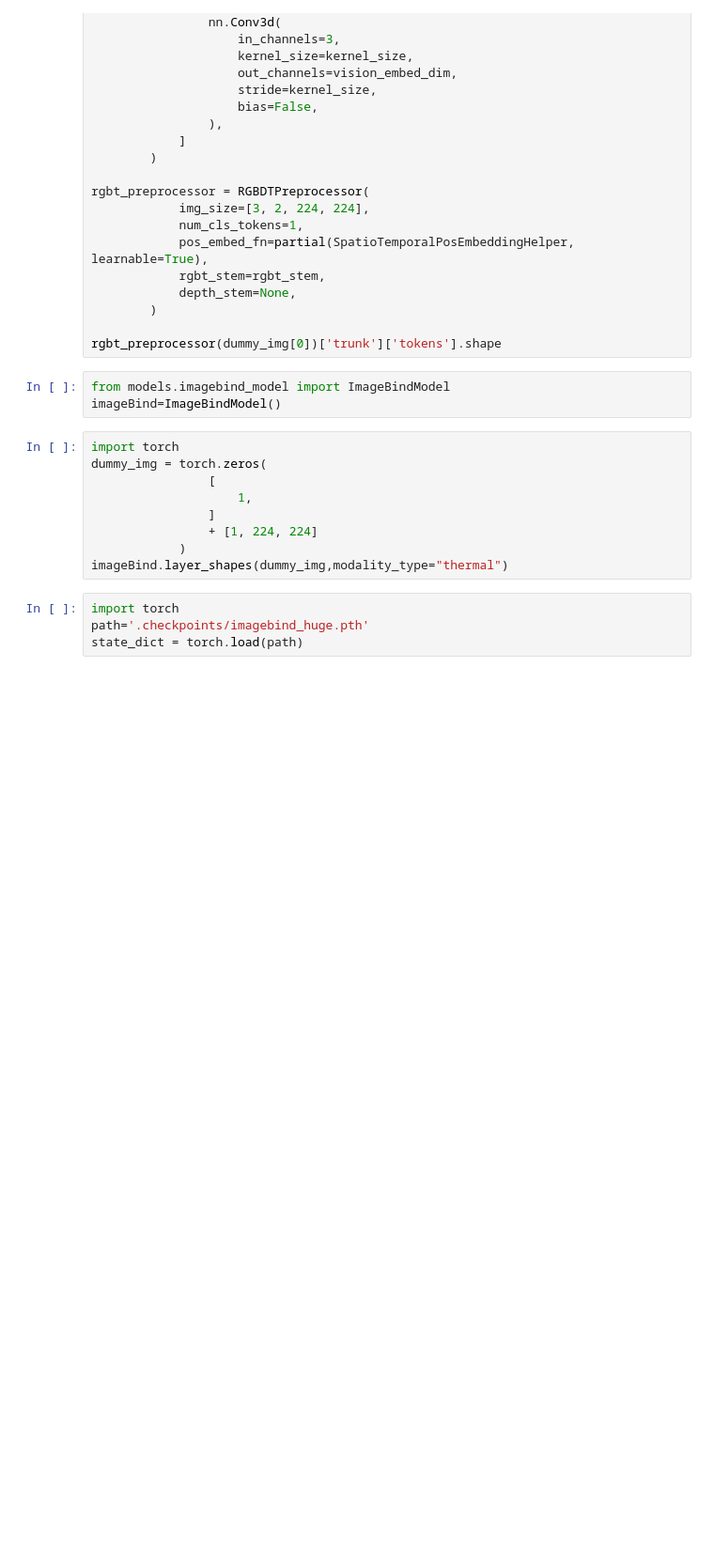
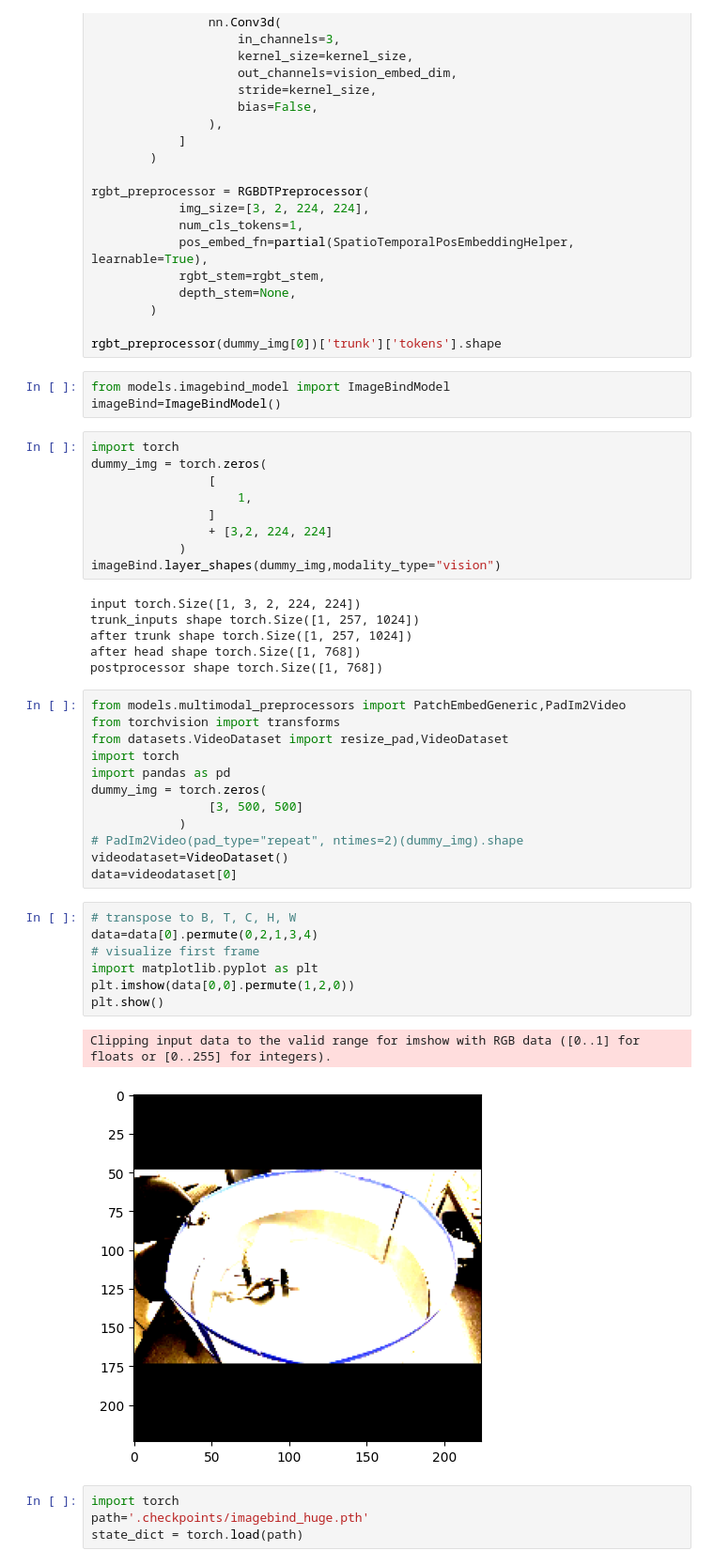
Before and after one commit to ucsd-hdsi-dvs/Events-ImageBind, a Jupyter notebook: test.ipynb, the cells around one changed output. Shown: that part at 94% size. Saved outputs shown, nothing was run; the diff lists cells and outputs as text; blank space fills up the shorter version.

```diff
--- a/test.ipynb
+++ b/test.ipynb
@@ -276,9 +276,37 @@ dummy_img = torch.zeros(
                 [
                     1,
                 ]
-                + [1, 224, 224]
+                + [3,2, 224, 224]
             )
-imageBind.layer_shapes(dummy_img,modality_type="thermal")
+imageBind.layer_shapes(dummy_img,modality_type="vision")
+# %% [output]
+input torch.Size([1, 3, 2, 224, 224])
+trunk_inputs shape torch.Size([1, 257, 1024])
+after trunk shape torch.Size([1, 257, 1024])
+after head shape torch.Size([1, 768])
+postprocessor shape torch.Size([1, 768])
+# %%
+from models.multimodal_preprocessors import PatchEmbedGeneric,PadIm2Video
+from torchvision import transforms
+from datasets.VideoDataset import resize_pad,VideoDataset
+import torch
+import pandas as pd
+dummy_img = torch.zeros(
+                [3, 500, 500]
+            )
+# PadIm2Video(pad_type="repeat", ntimes=2)(dummy_img).shape
+videodataset=VideoDataset()
+data=videodataset[0]
+# %%
+# transpose to B, T, C, H, W
+data=data[0].permute(0,2,1,3,4)
+# visualize first frame
+import matplotlib.pyplot as plt
+plt.imshow(data[0,0].permute(1,2,0))
+plt.show()
+# %% [output]
+Clipping input data to the valid range for imshow with RGB data ([0..1] for floats or [0..255] for integers).
+[figure, added]
 # %%
 import torch
 path='.checkpoints/imagebind_huge.pth'
```
Also changed, not shown: parts of 1 cell of this notebook, 2 other files.
